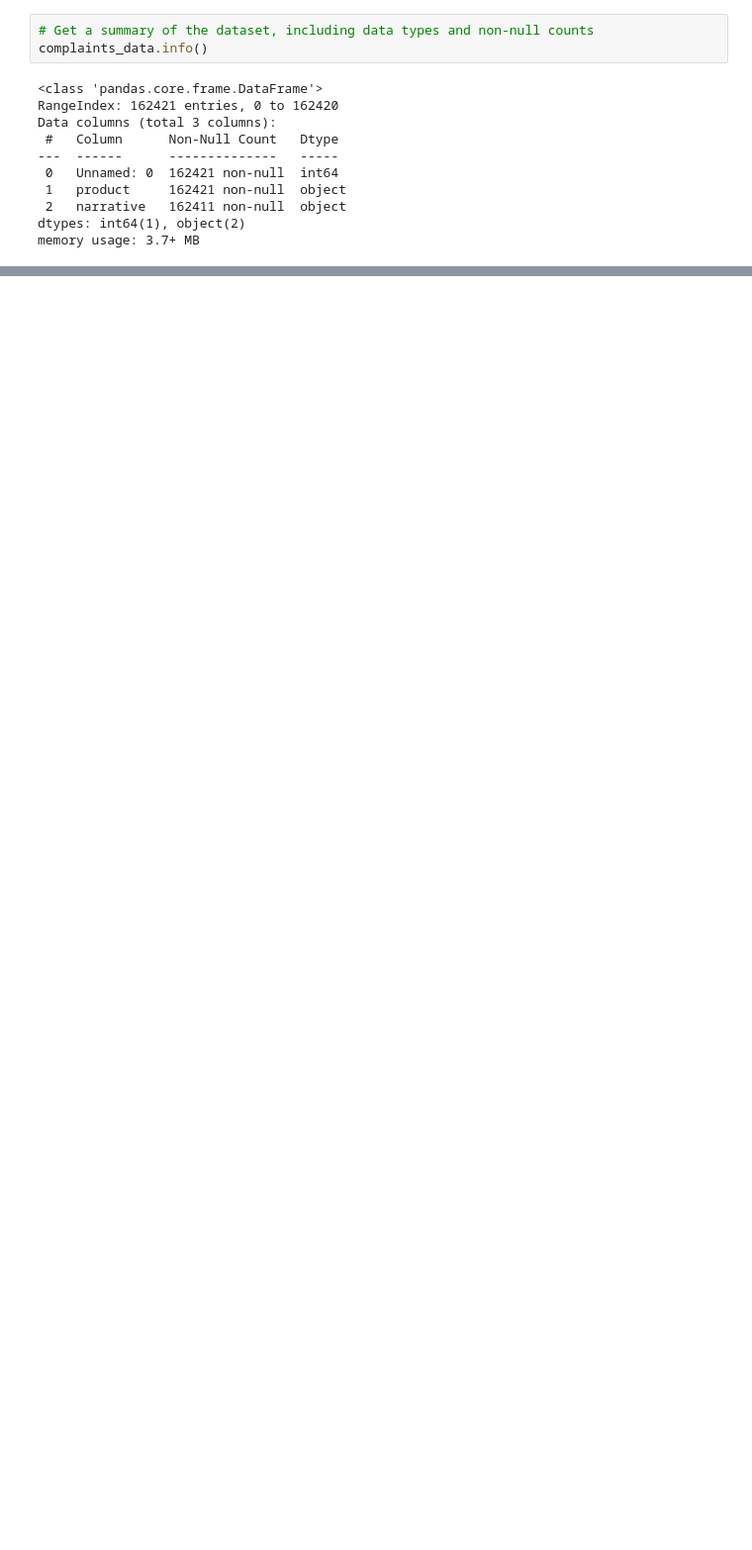
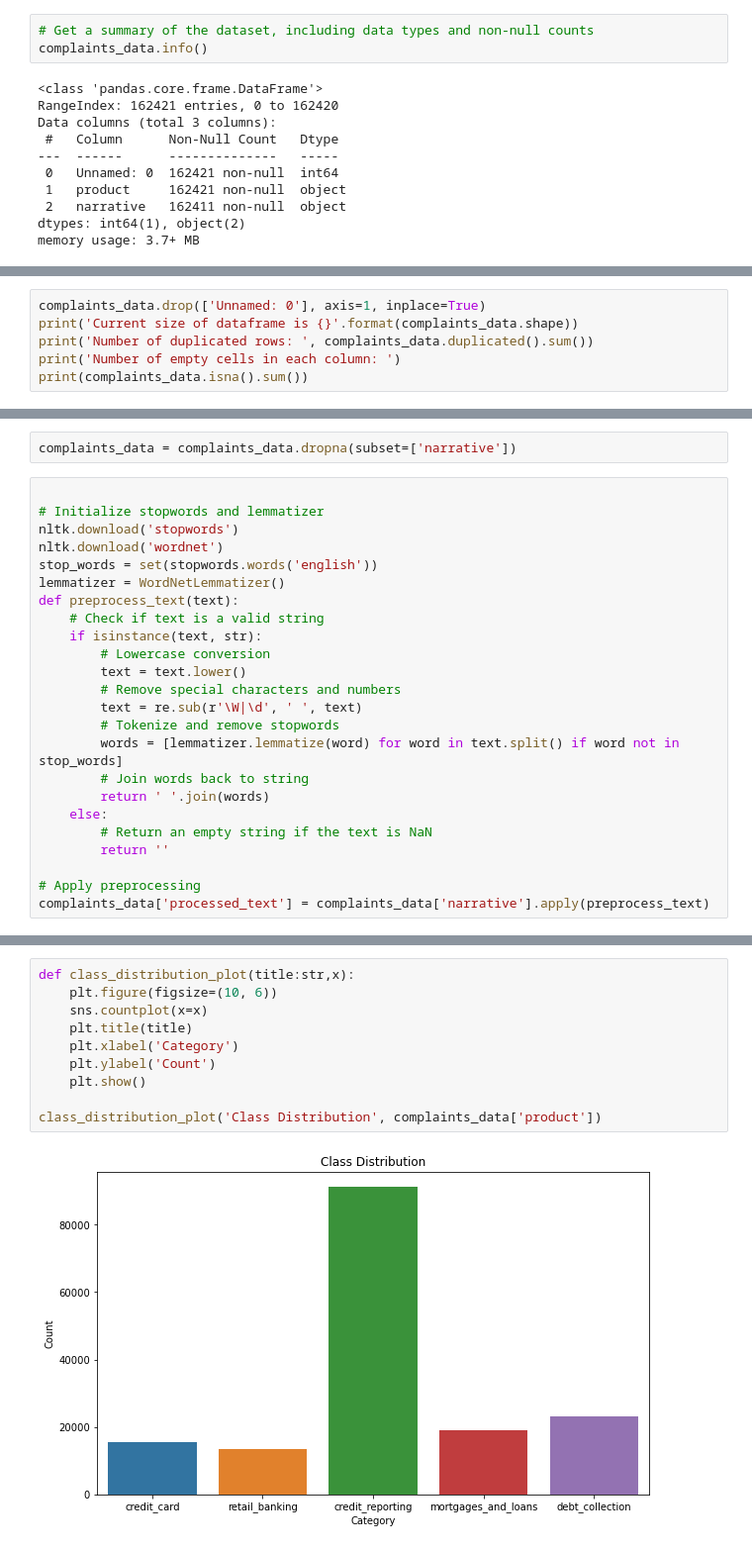
Before and after one commit to johnkul/nlp_consumer_complaints_classification, a Jupyter notebook: notebooks/tabitha.ipynb, the cells around one changed output, grey strips where cells are left out. Shown at 99% size. Saved outputs shown, nothing was run; the diff lists cells and outputs as text; blank space fills up the shorter version.

Commit message:
started preprocessing and eda

```diff
--- a/notebooks/tabitha.ipynb
+++ b/notebooks/tabitha.ipynb
@@ -50,0 +53,6 @@ dtype: int64
+# %%
+complaints_data.drop(['Unnamed: 0'], axis=1, inplace=True)
+print('Current size of dataframe is {}'.format(complaints_data.shape))
+print('Number of duplicated rows: ', complaints_data.duplicated().sum())
+print('Number of empty cells in each column: ')
+print(complaints_data.isna().sum())
@@ -50,0 +66,26 @@ dtype: int64
+# %%
+complaints_data = complaints_data.dropna(subset=['narrative'])
+# %%
+
+# Initialize stopwords and lemmatizer
+nltk.download('stopwords')
+nltk.download('wordnet')
+stop_words = set(stopwords.words('english'))
+lemmatizer = WordNetLemmatizer()
+def preprocess_text(text):
+    # Check if text is a valid string
+    if isinstance(text, str):
+        # Lowercase conversion
+        text = text.lower()
+        # Remove special characters and numbers
+        text = re.sub(r'\W|\d', ' ', text)
+        # Tokenize and remove stopwords
+        words = [lemmatizer.lemmatize(word) for word in text.split() if word not in stop_words]
+        # Join words back to string
+        return ' '.join(words)
+    else:
+        # Return an empty string if the text is NaN
+        return ''
+
+# Apply preprocessing
+complaints_data['processed_text'] = complaints_data['narrative'].apply(preprocess_text)
@@ -50,0 +115,12 @@ dtype: int64
+# %%
+def class_distribution_plot(title:str,x):
+    plt.figure(figsize=(10, 6))
+    sns.countplot(x=x)
+    plt.title(title)
+    plt.xlabel('Category')
+    plt.ylabel('Count')
+    plt.show()
+
+class_distribution_plot('Class Distribution', complaints_data['product'])
+# %% [output]
+[figure, added]
```
Also changed, not shown: parts of 10 cells of this notebook.
